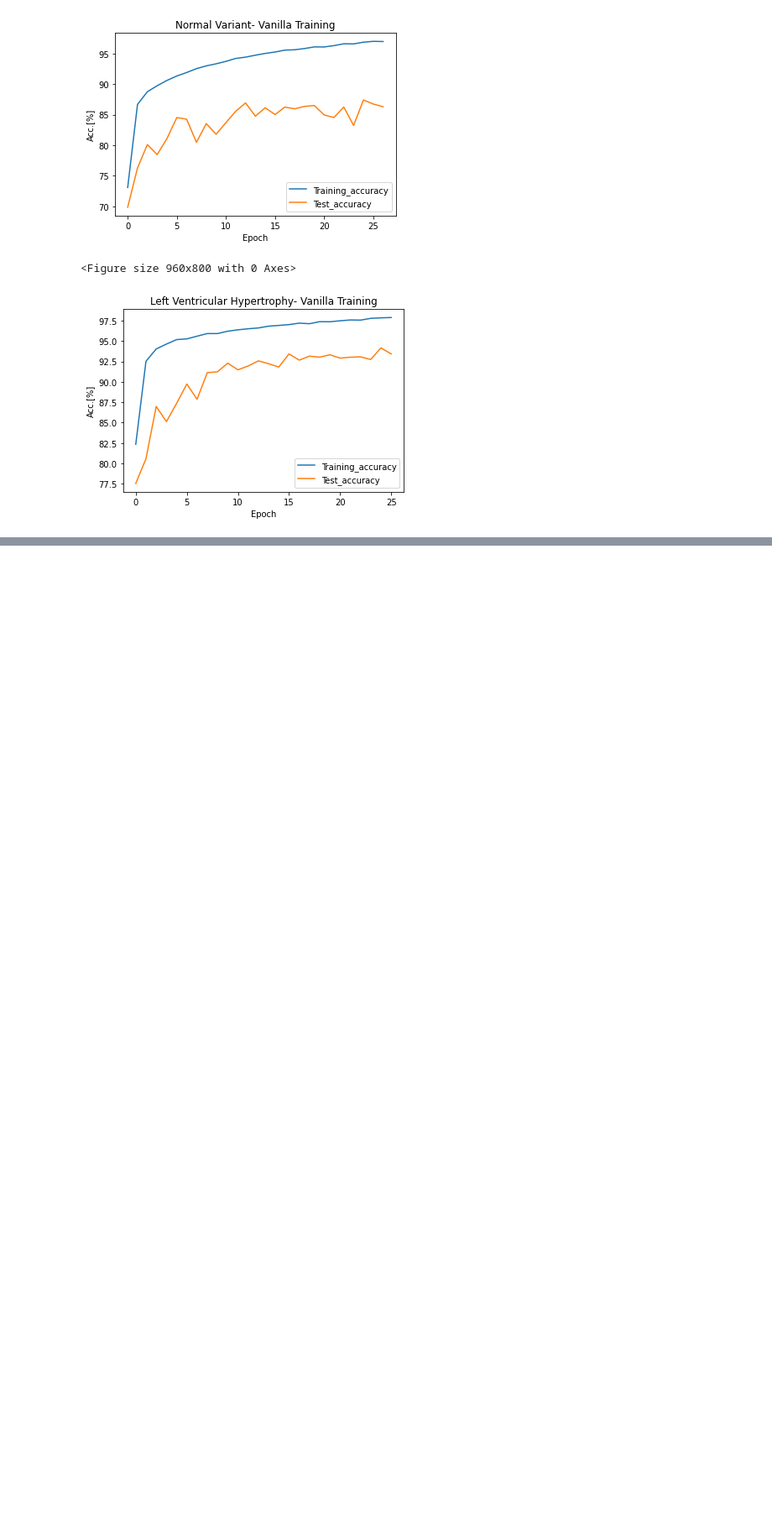
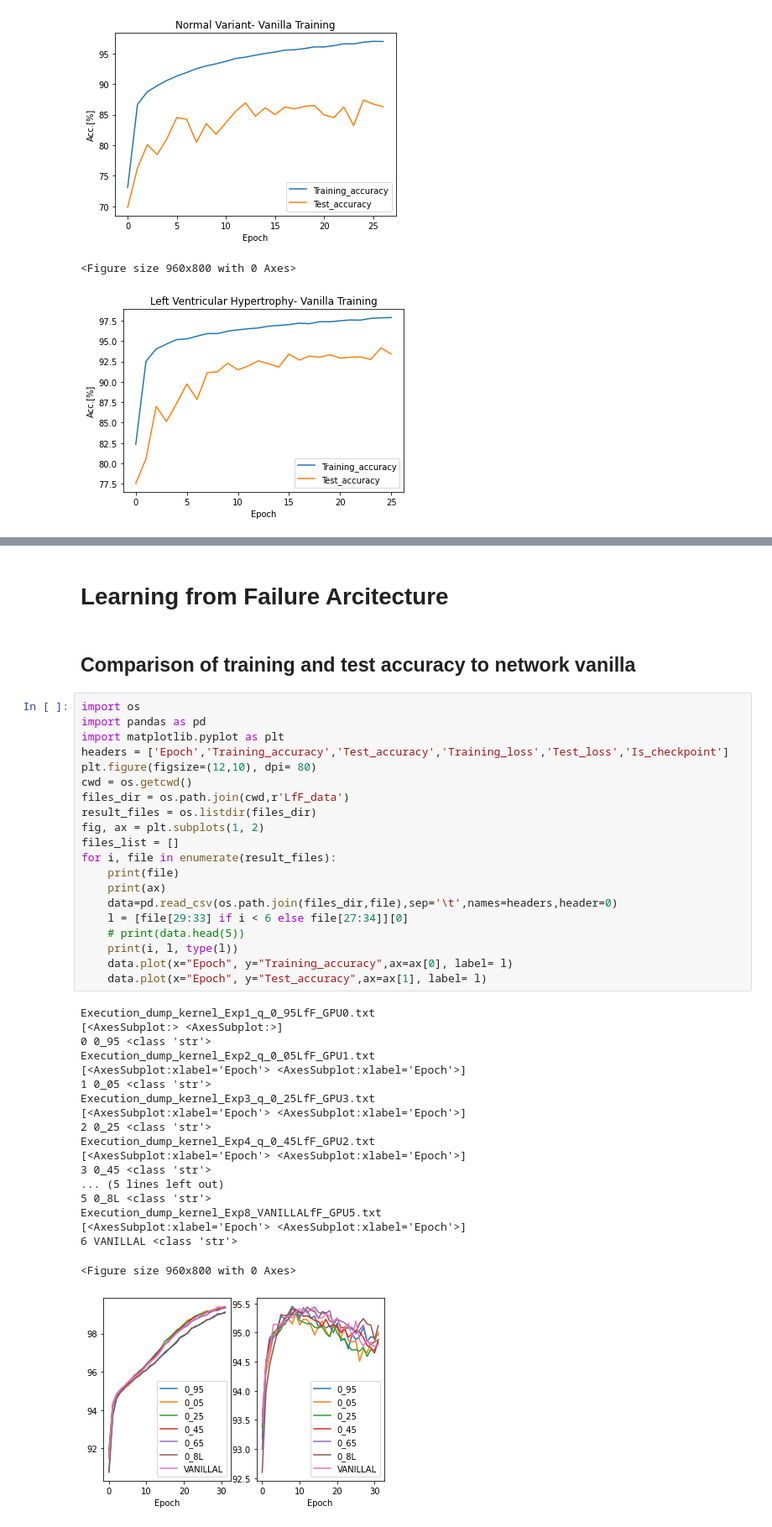
Before and after one commit to vgliner/Learning_from_failure_final_project, a Jupyter notebook: Main_notebook.ipynb, the cells around one changed output, grey strips where cells are left out. Shown at 84% size. Saved outputs shown, nothing was run; the diff lists cells and outputs as text; blank space fills up the shorter version.

```diff
--- a/Main_notebook.ipynb
+++ b/Main_notebook.ipynb
@@ -135,0 +185,44 @@ Text(0.5, 1.0, 'Left Ventricular Hypertrophy- Vanilla Training')
+# %% [markdown]
+# Learning from Failure Arcitecture
+# %% [markdown]
+## Comparison of training and test accuracy to network vanilla
+# %%
+import os
+import pandas as pd
+import matplotlib.pyplot as plt
+headers = ['Epoch','Training_accuracy','Test_accuracy','Training_loss','Test_loss','Is_checkpoint']
+plt.figure(figsize=(12,10), dpi= 80)
+cwd = os.getcwd()
+files_dir = os.path.join(cwd,r'LfF_data')
+result_files = os.listdir(files_dir)
+fig, ax = plt.subplots(1, 2)
+files_list = []
+for i, file in enumerate(result_files):
+    print(file)
+    print(ax)
+    data=pd.read_csv(os.path.join(files_dir,file),sep='\t',names=headers,header=0)
+    l = [file[29:33] if i < 6 else file[27:34]][0]
+    # print(data.head(5))
+    print(i, l, type(l))
+    data.plot(x="Epoch", y="Training_accuracy",ax=ax[0], label= l)
+    data.plot(x="Epoch", y="Test_accuracy",ax=ax[1], label= l)
+# %% [output]
+Execution_dump_kernel_Exp1_q_0_95LfF_GPU0.txt
+[<AxesSubplot:> <AxesSubplot:>]
+0 0_95 <class 'str'>
+Execution_dump_kernel_Exp2_q_0_05LfF_GPU1.txt
+[<AxesSubplot:xlabel='Epoch'> <AxesSubplot:xlabel='Epoch'>]
+1 0_05 <class 'str'>
+Execution_dump_kernel_Exp3_q_0_25LfF_GPU3.txt
+[<AxesSubplot:xlabel='Epoch'> <AxesSubplot:xlabel='Epoch'>]
+2 0_25 <class 'str'>
+Execution_dump_kernel_Exp4_q_0_45LfF_GPU2.txt
+[<AxesSubplot:xlabel='Epoch'> <AxesSubplot:xlabel='Epoch'>]
+3 0_45 <class 'str'>
+... (5 lines left out)
+5 0_8L <class 'str'>
+Execution_dump_kernel_Exp8_VANILLALfF_GPU5.txt
+[<AxesSubplot:xlabel='Epoch'> <AxesSubplot:xlabel='Epoch'>]
+6 VANILLAL <class 'str'>
+<Figure size 960x800 with 0 Axes>
+[figure, added]
```
Also changed, not shown: parts of 7 cells of this notebook, 6 other files.
